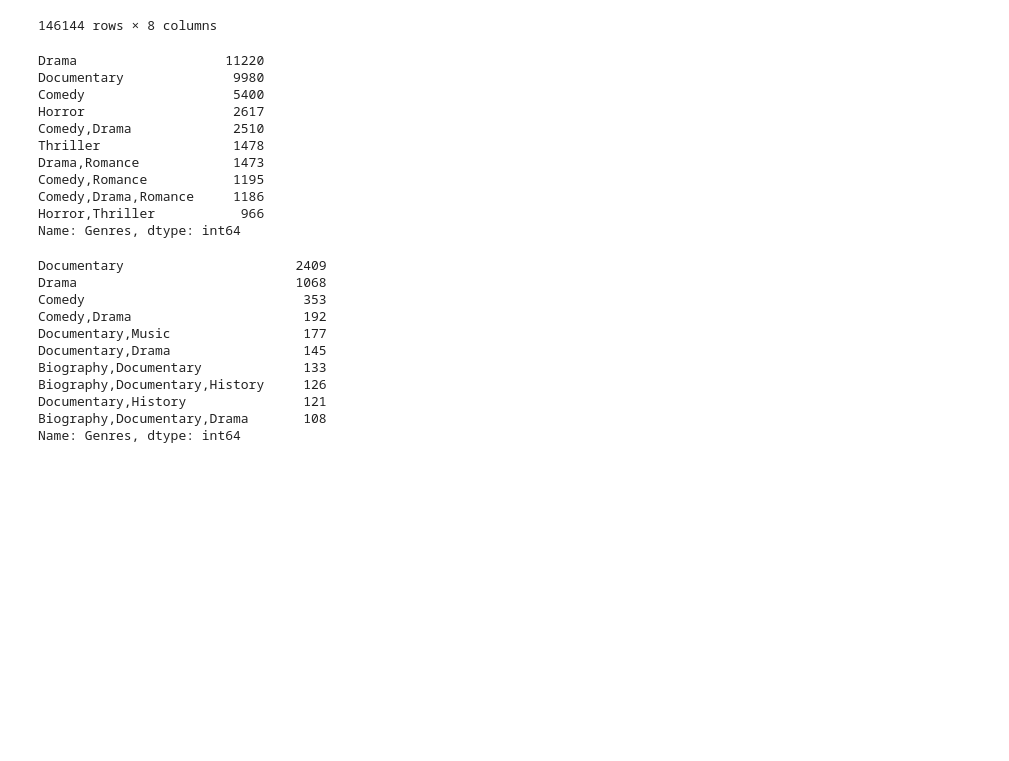
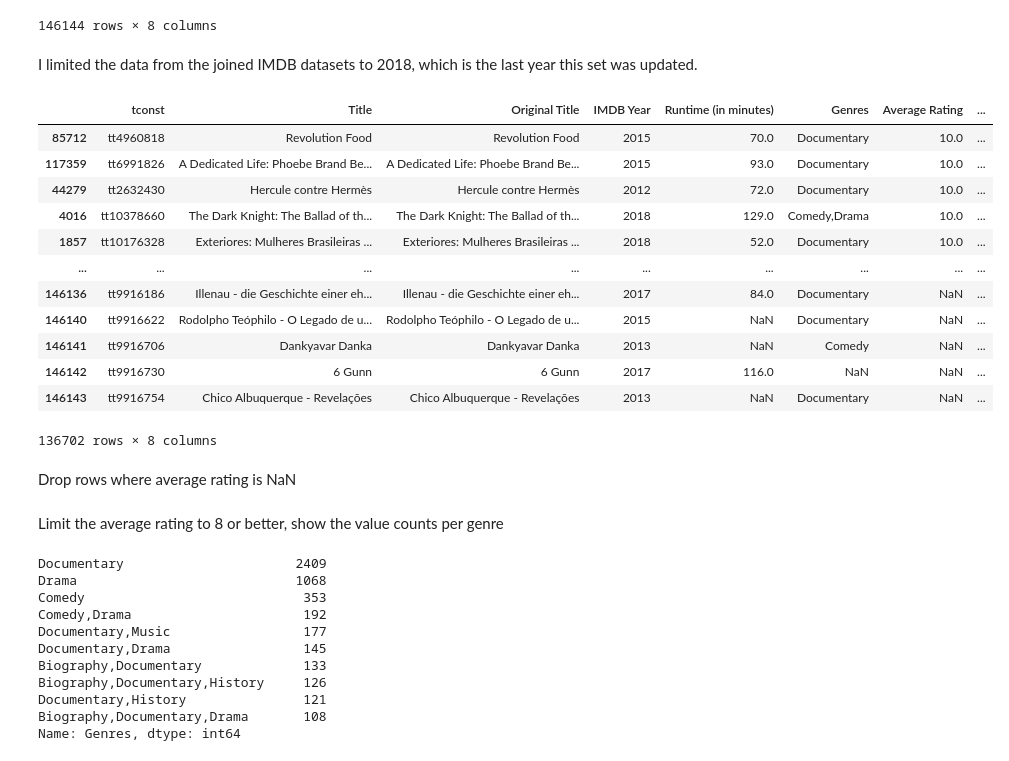
Before and after one commit to turtleduck18/phase-1-project, a Jupyter notebook: dsc-phase1-project-template-Copy2.ipynb, the cells around one changed output. Saved outputs shown, nothing was run; the diff lists cells and outputs as text; code cells hidden in the pictures; blank space fills up the shorter version.

```diff
--- a/dsc-phase1-project-template-Copy2.ipynb
+++ b/dsc-phase1-project-template-Copy2.ipynb
@@ -162,30 +167,26 @@ imdb_ratings_joined.sort_values(by = 'IMDB Year')
 | 96592 | tt5637536 | Avatar 5 | Avatar 5 | 2027 | NaN | Action,Adventure,Fantasy | NaN | ... |
 | 89506 | tt5174640 | 100 Years | 100 Years | 2115 | NaN | Drama | NaN | ... |
 146144 rows × 8 columns
+# %% [markdown]
+I limited the data from the joined IMDB datasets to 2018, which is the last year this set was updated.
 # %%
 #get relevant years (2010-2018)
 imdb_ratings_joined2010_2018 = imdb_ratings_joined.loc[imdb_ratings_joined['IMDB Year'] <= 2018]
 imdb_ratings_joined2010_2018.sort_values(by = 'IMDB Year', ascending = False)
 imdb_ratings_joined2010_2018.sort_values(by = 'Average Rating', ascending = False)
-
-#drop rows where averagerating is NaN
-#maybe drop rows with no votes????
-rating_na_dropped = imdb_ratings_joined2010_2018[imdb_ratings_joined2010_2018['Average Rating'].notna()]
-rating_na_dropped.sort_values(by = 'Average Rating', ascending = False).head(30)
-#top rated movies are documentaries, but not many votes
-rating_na_dropped.sort_values(by = 'Number of Votes', ascending = False).head(30)
-#most rated movies are action
-rating_na_dropped['Genres'].value_counts().head(10)
-#most common genre is drama
 # %% [output]
+|  | tconst | Title | Original Title | IMDB Year | Runtime (in minutes) | Genres | Average Rating | ... |
+| 85712 | tt4960818 | Revolution Food | Revolution Food | 2015 | 70.0 | Documentary | 10.0 | ... |
+| 117359 | tt6991826 | A Dedicated Life: Phoebe Brand Be... | A Dedicated Life: Phoebe Brand Be... | 2015 | 93.0 | Documentary | 10.0 | ... |
+| 44279 | tt2632430 | Hercule contre Hermès | Hercule contre Hermès | 2012 | 72.0 | Documentary | 10.0 | ... |
+| 4016 | tt10378660 | The Dark Knight: The Ballad of th... | The Dark Knight: The Ballad of th... | 2018 | 129.0 | Comedy,Drama | 10.0 | ... |
+| 1857 | tt10176328 | Exteriores: Mulheres Brasileiras ... | Exteriores: Mulheres Brasileiras ... | 2018 | 52.0 | Documentary | 10.0 | ... |
+| ... | ... | ... | ... | ... | ... | ... | ... | ... |
+| 146136 | tt9916186 | Illenau - die Geschichte einer eh... | Illenau - die Geschichte einer eh... | 2017 | 84.0 | Documentary | NaN | ... |
+| 146140 | tt9916622 | Rodolpho Teóphilo - O Legado de u... | Rodolpho Teóphilo - O Legado de u... | 2015 | NaN | Documentary | NaN | ... |
+| 146141 | tt9916706 | Dankyavar Danka | Dankyavar Danka | 2013 | NaN | Comedy | NaN | ... |
+| 146142 | tt9916730 | 6 Gunn | 6 Gunn | 2017 | 116.0 | NaN | NaN | ... |
+| 146143 | tt9916754 | Chico Albuquerque - Revelações | Chico Albuquerque - Revelações | 2013 | NaN | Documentary | NaN | ... |
-Drama                   11220
-Documentary              9980
-Comedy                   5400
-Horror                   2617
-Comedy,Drama             2510
-Thriller                 1478
-Drama,Romance            1473
-Comedy,Romance           1195
-Comedy,Drama,Romance     1186
-Horror,Thriller           966
-Name: Genres, dtype: int64
+136702 rows × 8 columns
+# %% [markdown]
+Drop rows where average rating is NaN
@@ -192,3 +195,5 @@ Name: Genres, dtype: int64
+# %% [markdown]
+Limit the average rating to 8 or better, show the value counts per genre
 # %%
 #limit average rating to 8 or better
 rating_na_dropped.loc[rating_na_dropped['Average Rating'] > 8]
```
Also changed, not shown: parts of 17 cells of this notebook.
